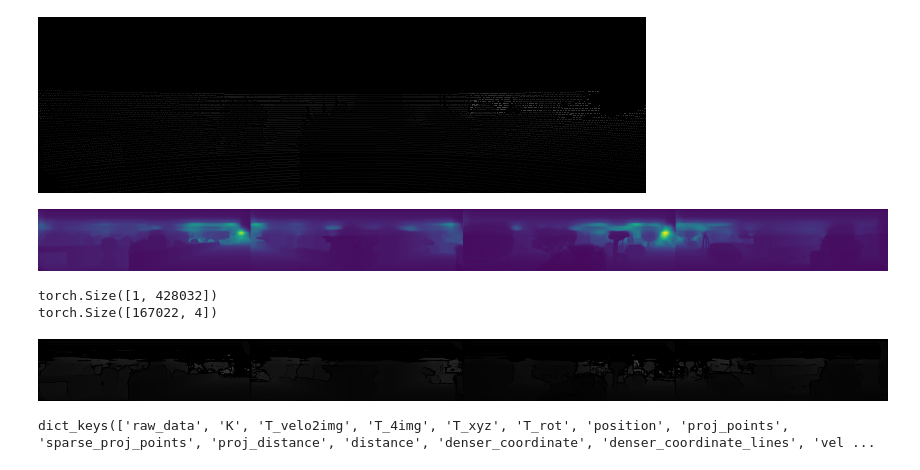
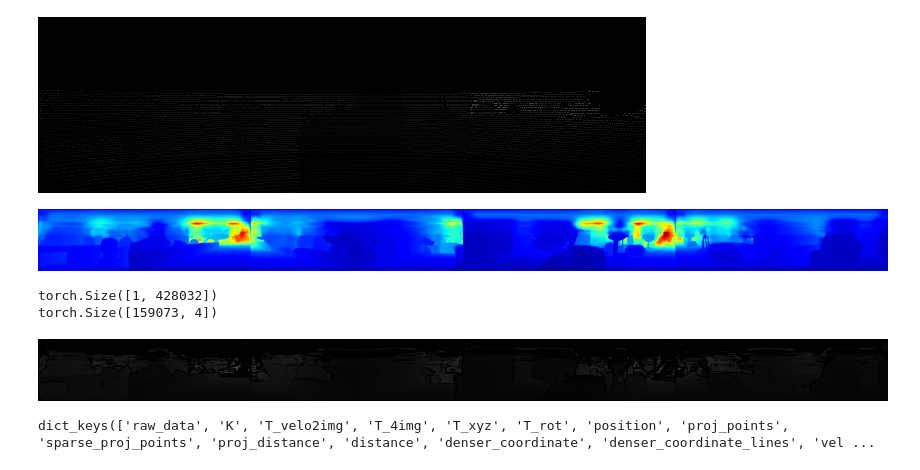
Before and after one commit to shitongbeep/semantic_test, a Jupyter notebook: test_sparse2dense.ipynb, the cells around one changed output. Saved outputs shown, nothing was run; the diff lists cells and outputs as text; code cells hidden in the pictures.

Commit message:
camview dense

```diff
--- a/test_sparse2dense.ipynb
+++ b/test_sparse2dense.ipynb
@@ -36 +37,7 @@ show_img.show()
 [figure]
+# %%
+cur_iter = iter(dataloader)
+# %%
+cur_data = next(cur_iter)
+show_img = topil(cur_data['velodyne_proj_img'][0]/cur_data['velodyne_proj_img'][0].max())
+show_img.show()
@@ -51,26 +62,26 @@ show_pooling.show()
 torch.Size([1, 1, 176, 608])
 [figure]
 # %%
-from sparse2dense._2dpaenet import get_model as DepthCompletionModel
+from sparse2dense._2dpapenet import get_model as DepthCompletionModel
 from matplotlib import cm
 
 model = DepthCompletionModel(args).cuda()
-model = model.load_from_checkpoint('/root/autodl-nas/sparse2dense/best_2dpaenet.ckpt', args=args, strict=False).cuda()
+model = model.load_from_checkpoint('/root/autodl-nas/sparse2dense_s2/best_2dpapenet.ckpt', args=args, strict=False).cuda()
 with torch.no_grad():
     output_data = model(cur_data)
-refine_img = output_data['all_fuse_output']
+refine_img = output_data['all_refined_depth']
 
-cmap = cm.get_cmap('viridis')
+cmap = cm.get_cmap('jet')
 sm = cm.ScalarMappable(cmap=cmap)
 color_range = sm.to_rgba(np.linspace(0,1,256), bytes=True)[:, 0:3]
 
-refine_img0 = output_data['all_fuse_output'].data.cpu().numpy()
+refine_img0 = output_data['all_refined_depth'].data.cpu().numpy()
 img = np.squeeze(refine_img0/refine_img0.max()*255.).astype(np.uint8)
 img = color_range[img].astype(np.uint8)
 imgsave = Image.fromarray(img)
 imgsave.show()
 # %% [output]
-[figure, old version]
+[figure, new version]
 # %%
 unfold_op = torch.nn.Unfold(2, stride=2)
 fold_op = torch.nn.Fold((refine_img.shape[-2], refine_img.shape[-1]), 2, stride=2)
@@ -80,7 +91,7 @@ bottom_num, _ = refine_edge.topk(1, dim=2, largest=False)
 mask = (top_num - bottom_num > 0.5).squeeze(-1)
 refine_edge[mask] = 0
 refine_img = fold_op(refine_edge.permute(0,2,1).contiguous())
-# output_data['all_fuse_output'] = refine_img
+# output_data['all_refined_depth'] = refine_img
 print(mask.shape)
 print(refine_edge[mask].shape)
 
@@ -92,7 +103,7 @@ imgsave.frombytes(img_buffer, 'raw', "I;16")
 imgsave.show()
 # %% [output]
 torch.Size([1, 428032])
-torch.Size([167022, 4])
+torch.Size([159073, 4])
 [figure]
 # %%
 print(output_data.keys())
```
Also changed, not shown: parts of 4 cells of this notebook, 24 other files.
